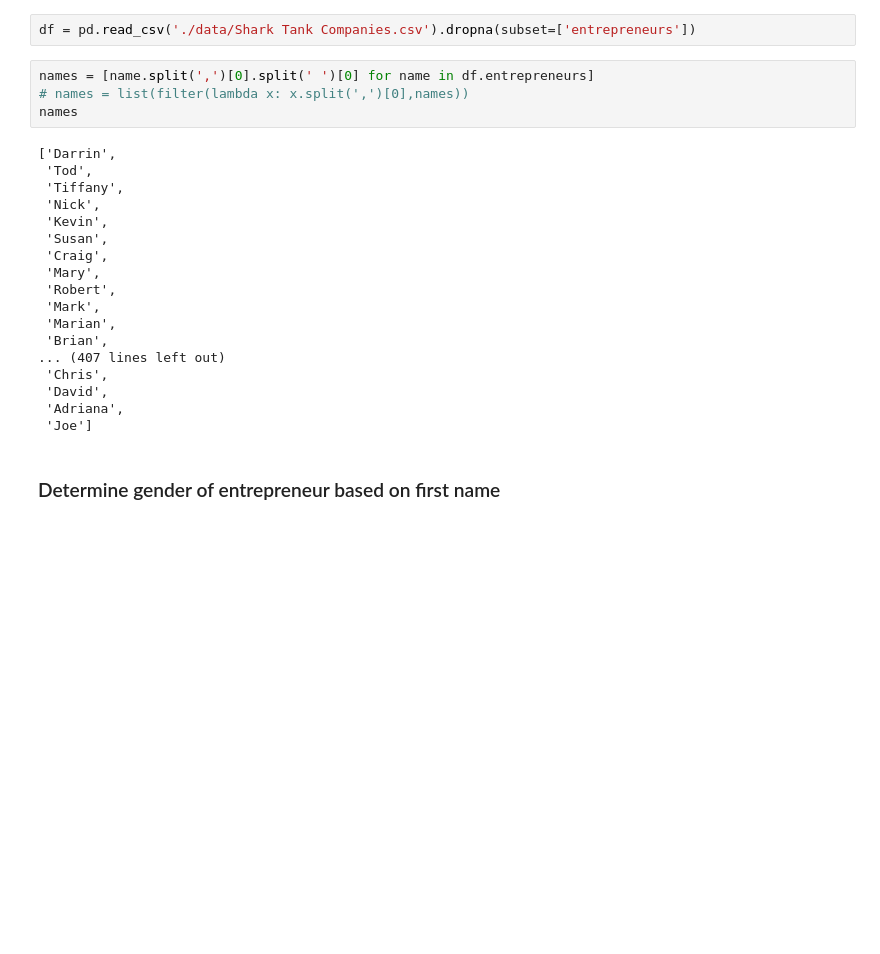
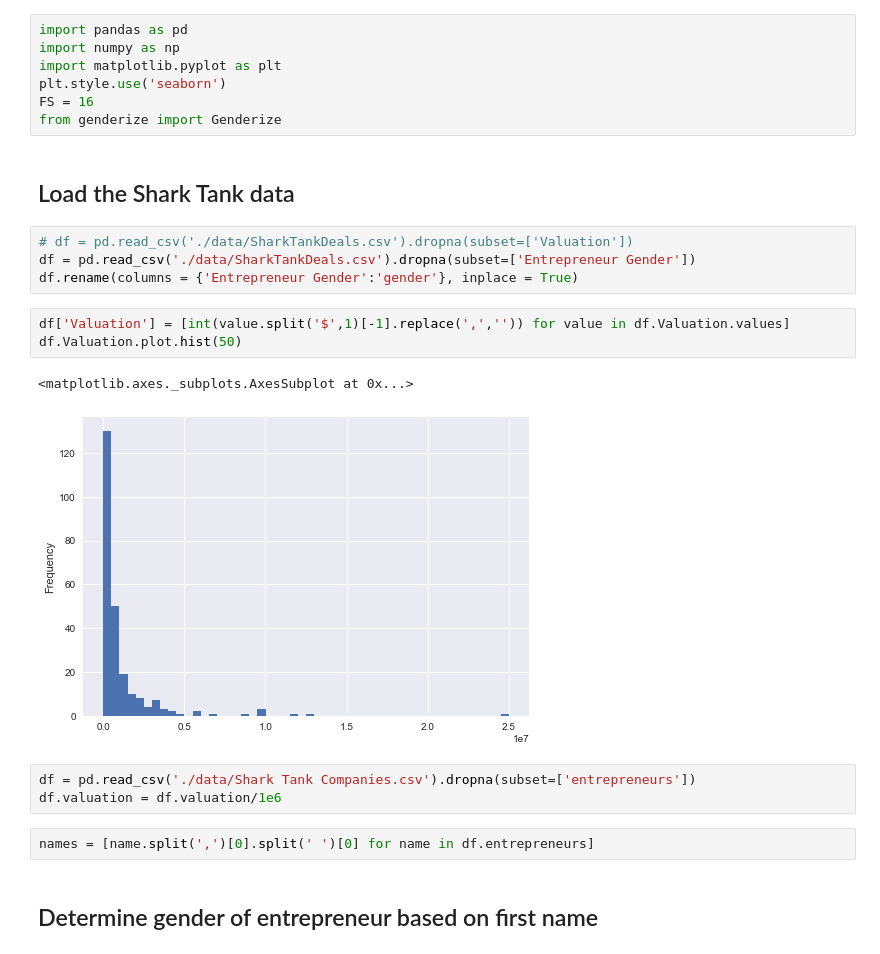
Before and after one commit to johnwmillr/SharkTank, a Jupyter notebook: SharkTank.ipynb, the cells around one changed output. Cells and saved outputs as stored; diff of their text form; blank space fills up the shorter version.

```diff
--- a/SharkTank.ipynb
+++ b/SharkTank.ipynb
@@ -7,27 +5,27 @@ from genderize import Genderize
+# %%
+import pandas as pd
+import numpy as np
+import matplotlib.pyplot as plt
+plt.style.use('seaborn')
+FS = 16
+from genderize import Genderize
+# %% [markdown]
+## Load the Shark Tank data
+# %%
+# df = pd.read_csv('./data/SharkTankDeals.csv').dropna(subset=['Valuation'])
+df = pd.read_csv('./data/SharkTankDeals.csv').dropna(subset=['Entrepreneur Gender'])
+df.rename(columns = {'Entrepreneur Gender':'gender'}, inplace = True)
+# %%
+df['Valuation'] = [int(value.split('$',1)[-1].replace(',','')) for value in df.Valuation.values]
+df.Valuation.plot.hist(50)
+# %% [output]
+<matplotlib.axes._subplots.AxesSubplot at 0x...>
+[figure, added]
 # %%
 df = pd.read_csv('./data/Shark Tank Companies.csv').dropna(subset=['entrepreneurs'])
+df.valuation = df.valuation/1e6
 # %%
 names = [name.split(',')[0].split(' ')[0] for name in df.entrepreneurs]
-# names = list(filter(lambda x: x.split(',')[0],names))
-names
-# %% [output]
-['Darrin',
- 'Tod',
- 'Tiffany',
- 'Nick',
- 'Kevin',
- 'Susan',
- 'Craig',
- 'Mary',
- 'Robert',
- 'Mark',
- 'Marian',
- 'Brian',
-... (407 lines left out)
- 'Chris',
- 'David',
- 'Adriana',
- 'Joe']
 # %% [markdown]
-### Determine gender of entrepreneur based on first name
+## Determine gender of entrepreneur based on first name
 # %%
```
Also changed, not shown: parts of 18 cells of this notebook, 1 other file.
